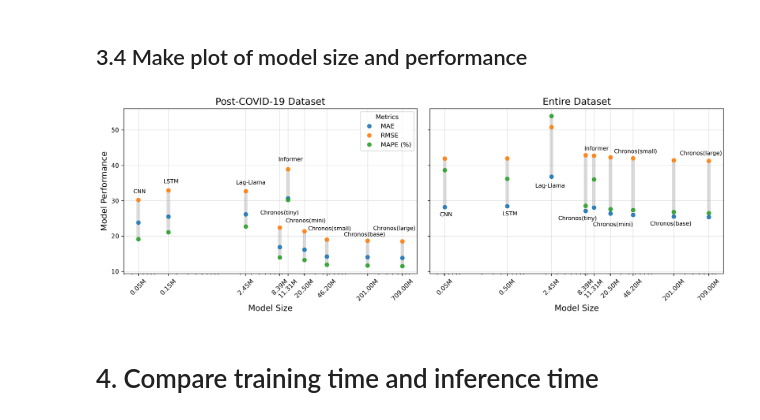
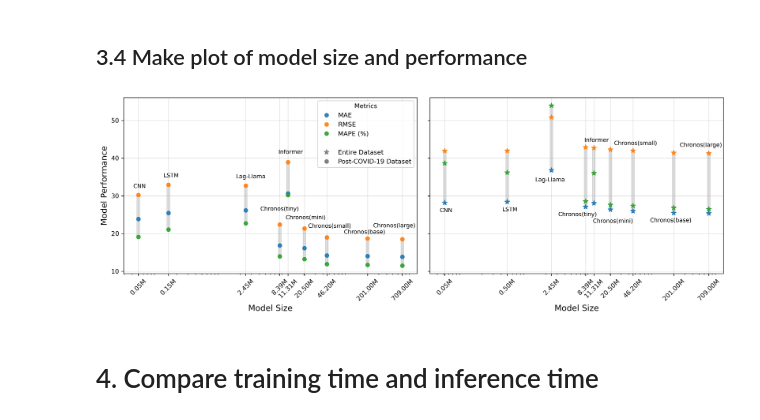
Before and after one commit to YueLi-0816/traffic_prediction, a Jupyter notebook: parameter_cal.ipynb, the cells around one changed output. Saved outputs shown, nothing was run; the diff lists cells and outputs as text; code cells hidden in the pictures.

Commit message:
change the shape of entire dataset of three plots

```diff
--- a/parameter_cal.ipynb
+++ b/parameter_cal.ipynb
@@ -1105,7 +1106,7 @@ add_metric_boundaries(
     alpha=0.12
 )
 
-axs[0].set_title('Post-COVID-19 Dataset',fontsize=15)
+axs[0].set_title('',fontsize=15)
 axs[0].set_xlabel('Model Size',fontsize=13)
 axs[0].set_ylabel('Model Performance',fontsize=13)
 axs[0].tick_params(axis='both', labelsize=10)
@@ -1119,40 +1120,59 @@ axs[0].tick_params(axis='x', rotation=45)
 # Add vertical grid lines at EXACT model sizes
 axs[0].grid(True, which='major', axis='x',  alpha=0.4)
 
+#create custom legend handles
+metric_handles, metric_labels = axs[0].get_legend_handles_labels()
+# Create an invisible spacer
+spacer = Rectangle((0, 0), 1, 1, fc="w", fill=False, edgecolor='none', linewidth=0)
+# Create custom handles for marker shapes
+marker_handles = [
+    Line2D([0], [0], marker='*', color='gray', linestyle='none',
+           markersize=8.5, label='Entire Dataset'),
+    Line2D([0], [0], marker='o', color='gray', linestyle='none',
+           label='Post-COVID-19 Dataset')
+]
+
+# Combine all handles and labels
+all_handles = metric_handles + [spacer] + marker_handles
+all_labels = metric_labels + [''] + ['Entire Dataset','Post-COVID-19 Dataset']
+
+# Update the legend with combined handles
+axs[0].legend(handles=all_handles, labels=all_labels, title='Metrics')
+
 # Plotting the "Entire Dataset" data
 for i, metric in enumerate(performance_metrics_after_covid.columns):
-    axs[1].plot(model_sizes_entire_dataset, performance_metrics_entire_dataset[metric], label=metric, marker='o', linestyle='none', alpha=0.9, color=custom_colors[i])
+    axs[1].plot(model_sizes_entire_dataset, performance_metrics_entire_dataset[metric], label=metric, marker='*', linestyle='none', markersize=8.5, alpha=0.9, color=custom_colors[i])
 
 # Add label only to the chosen line
 for i, size in enumerate(model_sizes_entire_dataset):
     axs[1].text(size* x_offsets2[i], performance_metrics_entire_dataset['MAE'][i]* y_offsets2[i],
                 model_names[i], fontsize=9, ha='center', va='top')
 
 add_metric_boundaries(
     axs[1],
     model_sizes_entire_dataset,
     performance_metrics_entire_dataset,
     color='black',
     alpha=0.12
 )
 
-axs[1].set_title('Entire Dataset',fontsize=15)
+axs[1].set_title('',fontsize=15)
 axs[1].set_xlabel('Model Size',fontsize=13)
 axs[1].tick_params(axis='both', labelsize=10)
 axs[1].set_xscale('log')
 # axs[1].legend(title='Metrics')
 axs[1].grid(True, axis='y', alpha=0.4)
 # Format x-axis ticks as model size in millions
 axs[1].set_xticks(model_sizes_entire_dataset)
 axs[1].set_xticklabels([format_size_millions(x) for x in model_sizes_entire_dataset])
 axs[1].tick_params(axis='x', rotation=45)
 # Add vertical grid lines at EXACT model sizes
 axs[1].grid(True, which='major', axis='x',alpha=0.4)
 
 plt.tight_layout()
 plt.show()
 # %% [output]
-[figure, old version]
+[figure, new version]
 # %% [markdown]
 # 4. Compare training time and inference time
 # %%
```
Also changed, not shown: parts of 3 cells of this notebook.
